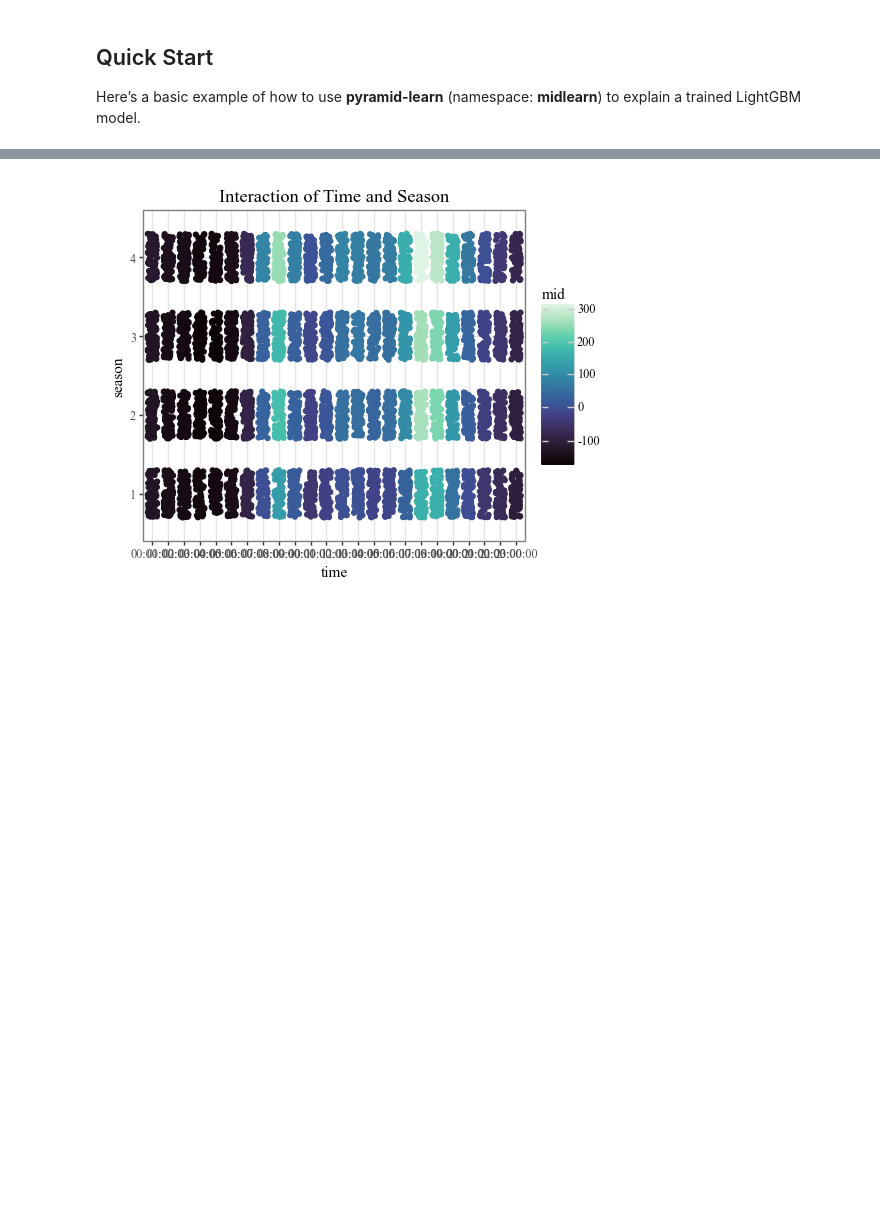
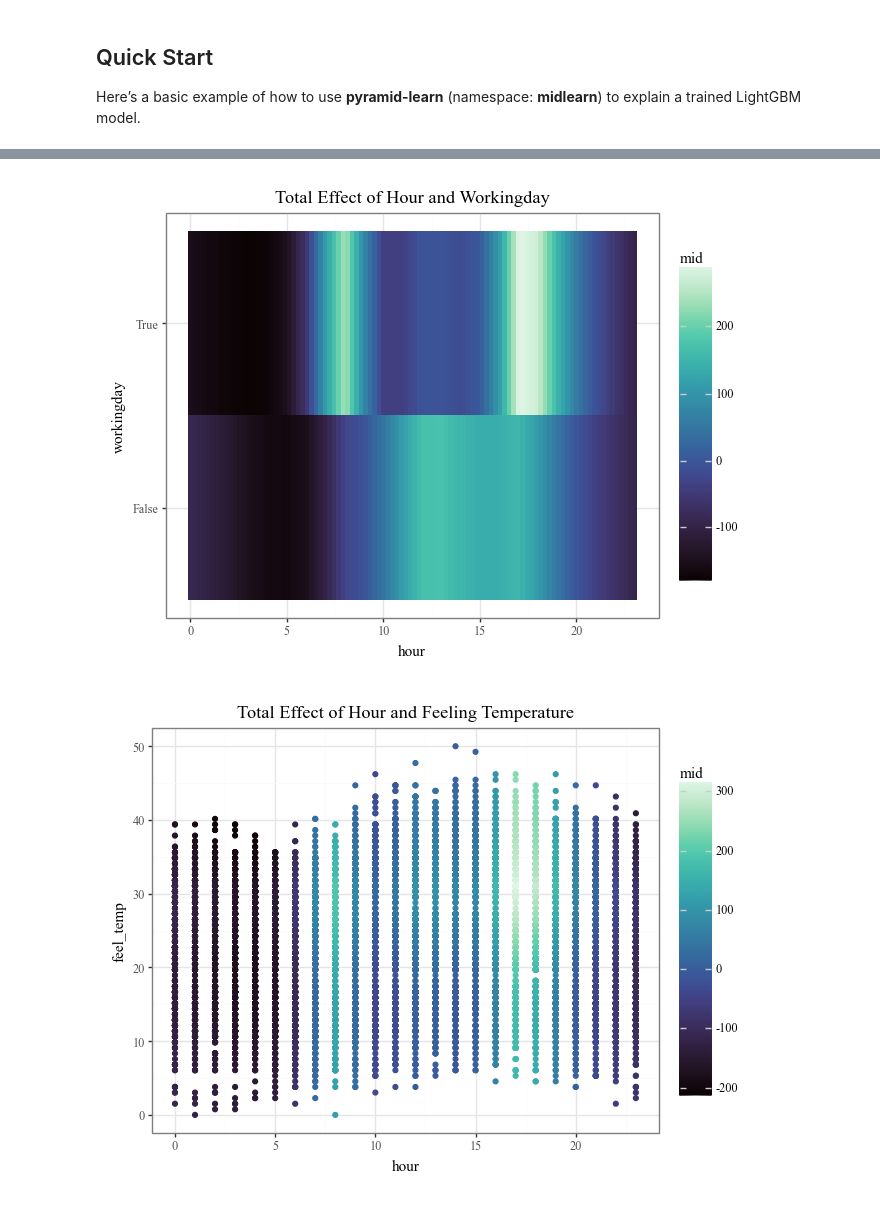
Before and after one commit to ryo-asashi/pyramid-learn, a Jupyter notebook: README.ipynb, the cells around one changed output, grey strips where cells are left out. Saved outputs shown, nothing was run; the diff lists cells and outputs as text; code cells hidden in the pictures; blank space fills up the shorter version.

```diff
--- a/README.ipynb
+++ b/README.ipynb
@@ -75,5 +87,5 @@ print(pd.concat([X_train.head(), y_train.head()], axis=1).to_markdown(index=Fals
 # %%
-# Fit a LightGBM regression model
-estimator = lgb.LGBMRegressor(random_state=42)
-estimator.fit(X_train, y_train)
+model_pred = estimator.predict(X_test)
+rmse = root_mean_squared_error(model_pred, y_test)
+print(f"RMSE: {round(rmse, 6)}")
 # %% [output]
@@ -89,10 +96,11 @@ LGBMRegressor(random_state=42)
 # %%
-# Fit a MID model as a global surrogate explainer
+# Initialize and fit the MID model
 explainer = mid.MIDExplainer(
     estimator=estimator,
-    interaction=True,
-    params_main=50,
-    penalty=.5
+    penalty=.05,
+    singular_ok=True,
+    interactions=True,
+    encoding_frames={'hour':list(range(24))}
 )
 explainer.fit(X_train)
 # %% [output]
@@ -151,13 +160,26 @@ for i, t in enumerate(imp.terms(interactions=False)[:3]):
 # %%
-# Plot important two-way interactions (with main effects)
-p = explainer.plot(
-    'time:season',
-    style='data',
-    data=X_train,
-    main_effects=True,
-    theme='mako'
+# Plot the interaction of pairs of variables (Component Functions)
+display(
+    explainer.plot(
+        "hour:workingday",
+        theme='mako',
+        main_effects=True
+    ) +
+    p9.ggtitle("Total Effect of Hour and Workingday") +
+    p9.theme(legend_key_height=225)
 )
-display(p + p9.ggtitle("Interaction of Time and Season"))
+display(
+    explainer.plot(
+        "hour:feel_temp",
+        style='data',
+        theme='mako',
+        data=X_train,
+        main_effects=True
+    ) +
+    p9.ggtitle("Total Effect of Hour and Feeling Temperature") +
+    p9.theme(legend_key_height=225)
+)
 # %% [output]
-[figure, old version]
+[figure, new version]
+[figure, added]
 # %%
```
Also changed, not shown: parts of 15 cells of this notebook, 21 other files.
